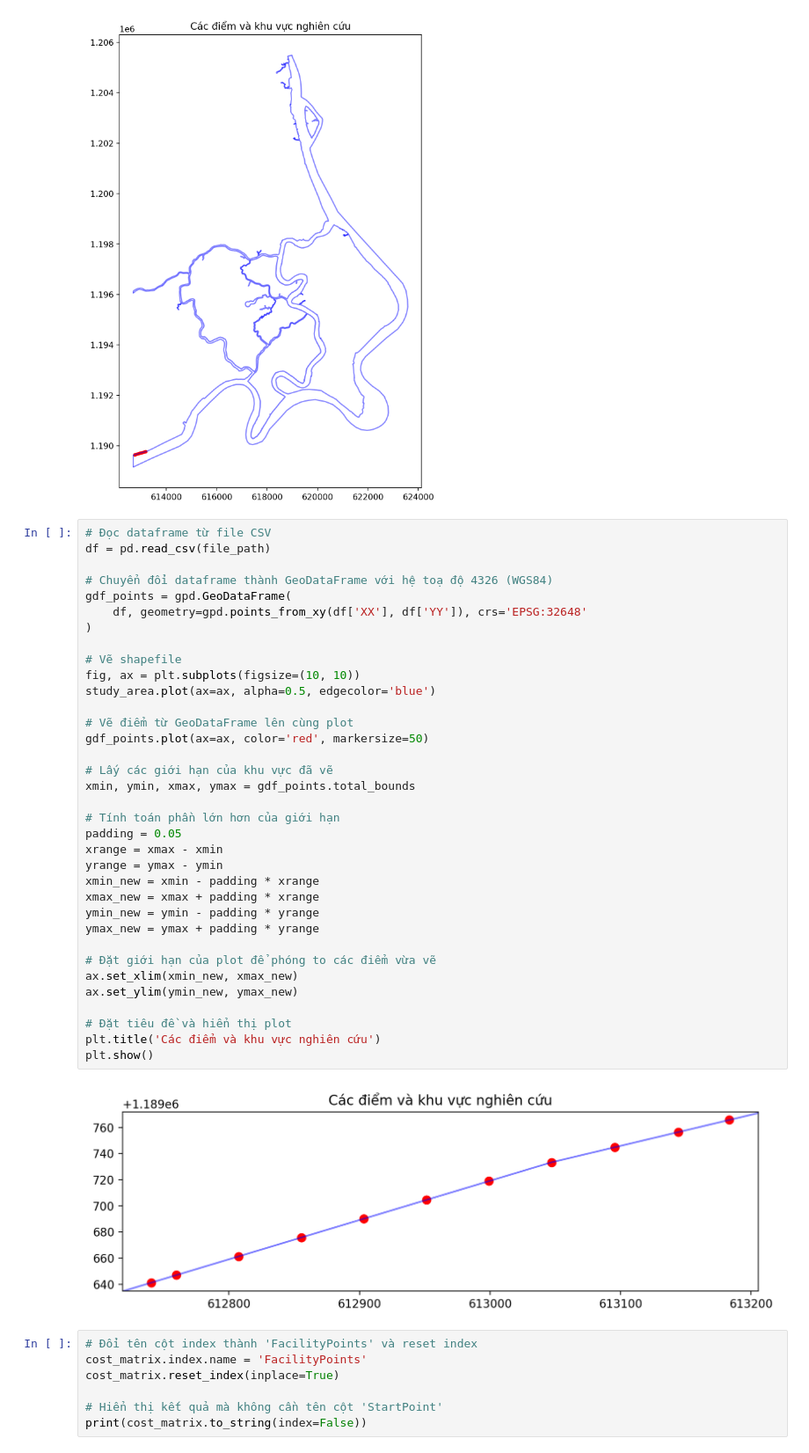
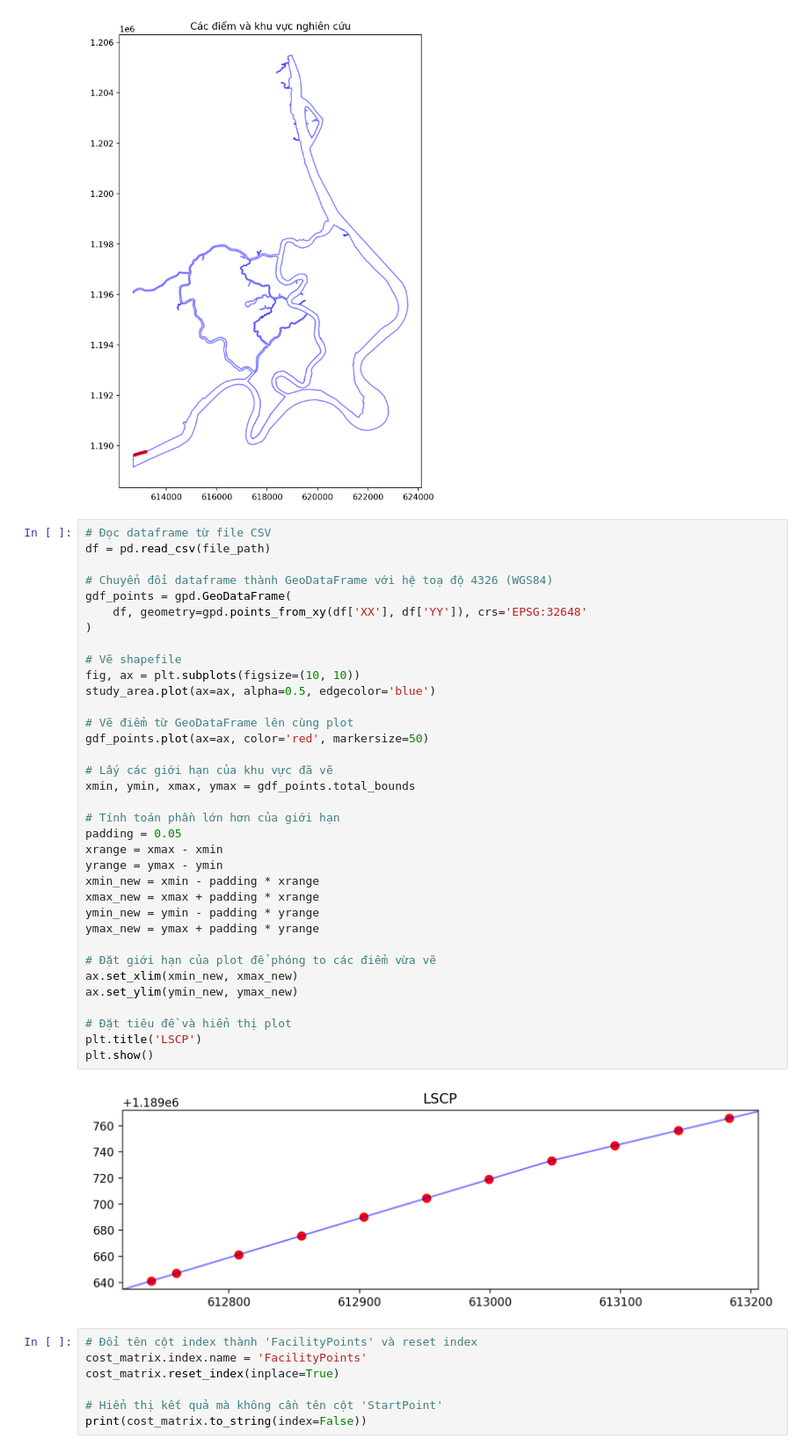
Before and after one commit to nguyetan/python-rescue-station, a Jupyter notebook: scripts/ipynb/demoLSCP.ipynb, the cells around one changed output. Shown at 88% size. Drawn from its saved outputs; the diff is of its cells as text.

```diff
--- a/scripts/ipynb/demoLSCP.ipynb
+++ b/scripts/ipynb/demoLSCP.ipynb
@@ -302,35 +306,35 @@ df = pd.read_csv(file_path)
 gdf_points = gpd.GeoDataFrame(
     df, geometry=gpd.points_from_xy(df['XX'], df['YY']), crs='EPSG:32648'
 )
 
 # Vẽ shapefile
 fig, ax = plt.subplots(figsize=(10, 10))
 study_area.plot(ax=ax, alpha=0.5, edgecolor='blue')
 
 # Vẽ điểm từ GeoDataFrame lên cùng plot
 gdf_points.plot(ax=ax, color='red', markersize=50)
 
 # Lấy các giới hạn của khu vực đã vẽ
 xmin, ymin, xmax, ymax = gdf_points.total_bounds
 
 # Tính toán phần lớn hơn của giới hạn
 padding = 0.05
 xrange = xmax - xmin
 yrange = ymax - ymin
 xmin_new = xmin - padding * xrange
 xmax_new = xmax + padding * xrange
 ymin_new = ymin - padding * yrange
 ymax_new = ymax + padding * yrange
 
 # Đặt giới hạn của plot để phóng to các điểm vừa vẽ
 ax.set_xlim(xmin_new, xmax_new)
 ax.set_ylim(ymin_new, ymax_new)
 
 # Đặt tiêu đề và hiển thị plot
-plt.title('Các điểm và khu vực nghiên cứu')
+plt.title('LSCP')
 plt.show()
 # %% [output]
-[figure, old version]
+[figure, new version]
 # %%
 # Đổi tên cột index thành 'FacilityPoints' và reset index
 cost_matrix.index.name = 'FacilityPoints'
```
Also changed, not shown: parts of 5 cells of this notebook, 19 other files.
